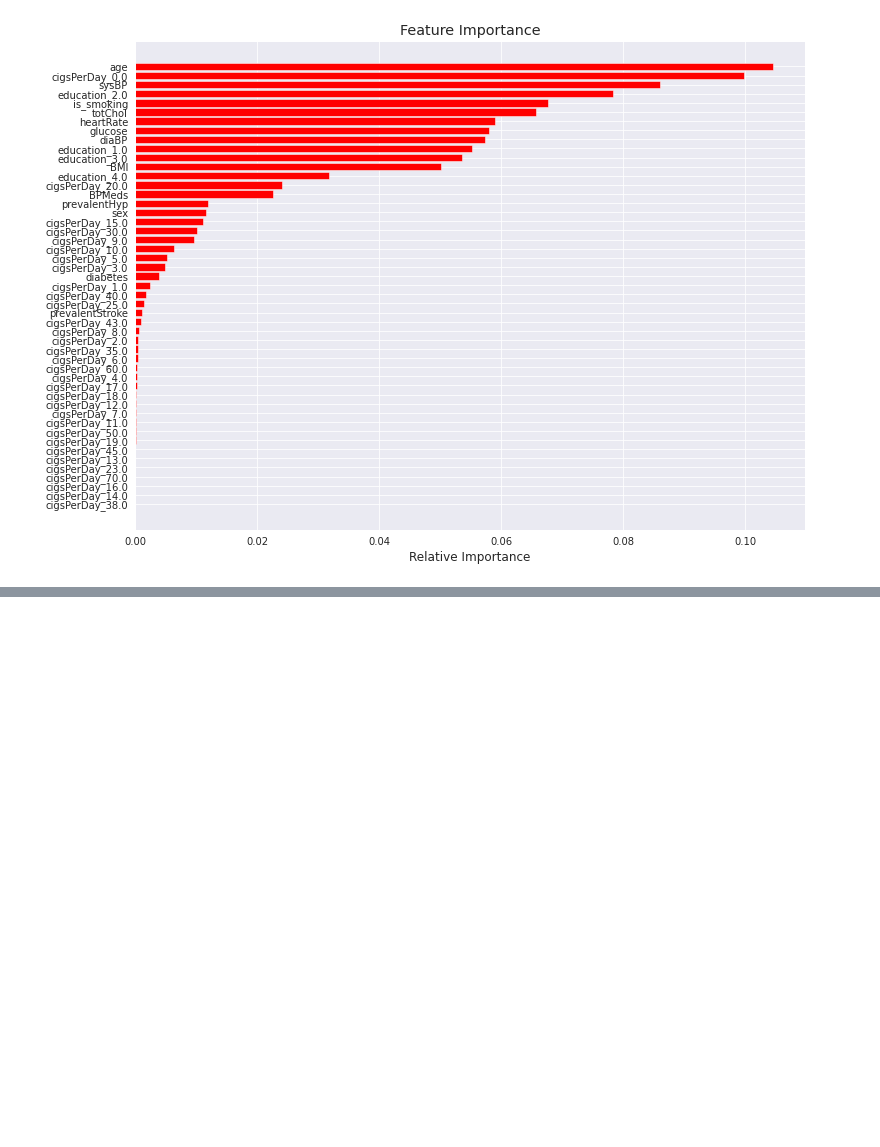
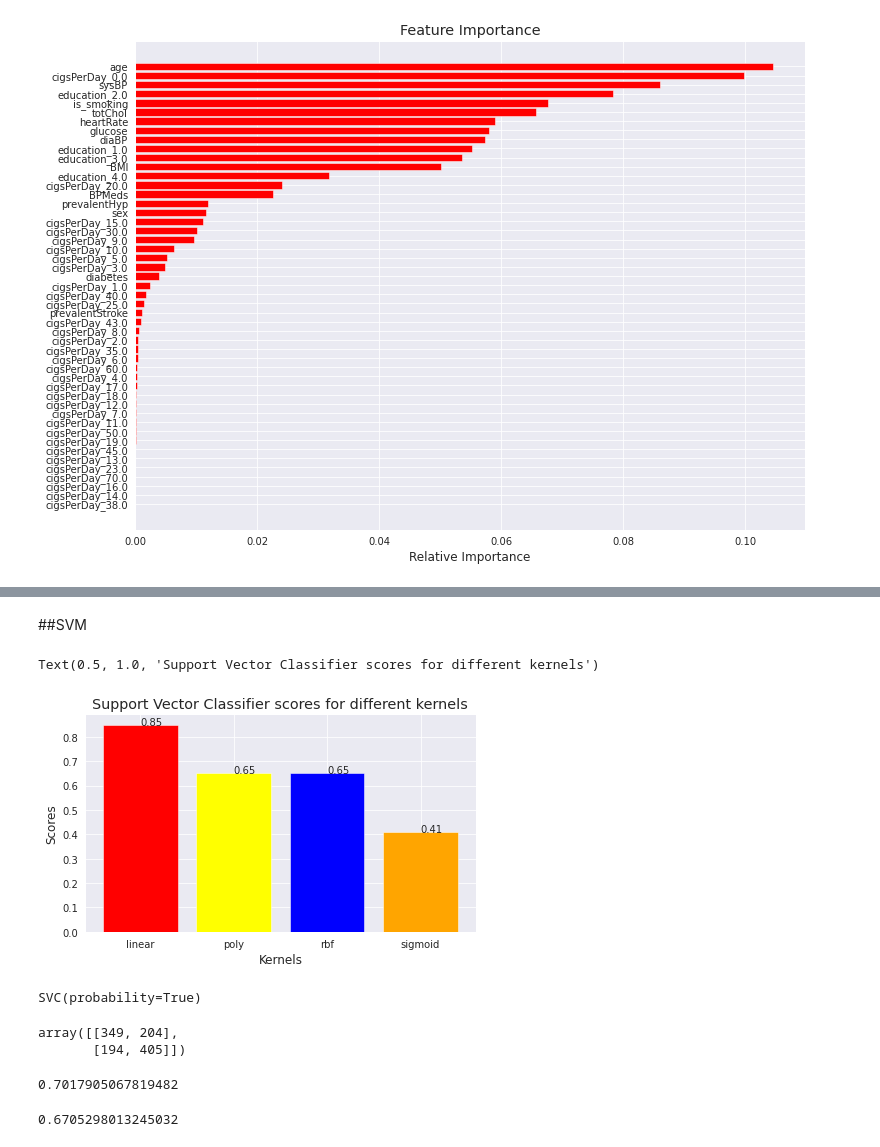
Before and after one commit to Kunaltembhare003/Cardiovascular-heart-diseases, a Jupyter notebook: Cardiovascular_heart_diseases_.ipynb, the cells around one changed output, grey strips where cells are left out. Saved outputs shown, nothing was run; the diff lists cells and outputs as text; code cells hidden in the pictures; blank space fills up the shorter version.

```diff
--- a/Cardiovascular_heart_diseases_.ipynb
+++ b/Cardiovascular_heart_diseases_.ipynb
@@ -1247,0 +1334,26 @@ plt.show()
+# %% [markdown]
+##SVM
+# %%
+svc_scores = []
+kernels = ['linear', 'poly', 'rbf', 'sigmoid']
+for i in range(len(kernels)):
+    svc_classifier = SVC(kernel = kernels[i])
+    svc_classifier.fit(X_train, y_train)
+    svc_scores.append(round(svc_classifier.score(X_test, y_test),2))
+# %%
+# colors = rainbow(np.linspace(0, 1, len(kernels)))
+plt.figure(figsize=(7,4))
+plt.bar(kernels, svc_scores,color=['red', 'yellow', 'blue', 'orange'])
+for i in range(len(kernels)):
+    plt.text(i, svc_scores[i], svc_scores[i])
+plt.xlabel('Kernels')
+plt.ylabel('Scores')
+plt.title('Support Vector Classifier scores for different kernels')
+# %% [output]
+Text(0.5, 1.0, 'Support Vector Classifier scores for different kernels')
+[figure, added]
+# %%
+svm=SVC(probability=True)
+svm.fit(X_train,y_train)
+# %% [output]
+SVC(probability=True)
@@ -1247,0 +1362,5 @@ plt.show()
+# %%
+confusion_matrix(y_test,y_svm_predi)
+# %% [output]
+array([[349, 204],
+       [194, 405]])
@@ -1247,0 +1370,8 @@ plt.show()
+# %%
+roc_auc_score(y_test,y_svm_predict_pro)
+# %% [output]
+0.7017905067819482
+# %%
+f1_score (y_test, y_svm_predi)
+# %% [output]
+0.6705298013245032
```
Also changed, not shown: parts of 49 cells of this notebook.
